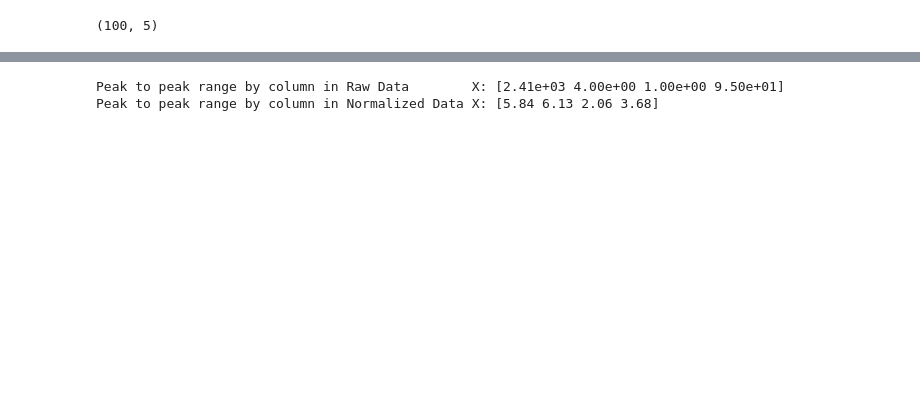
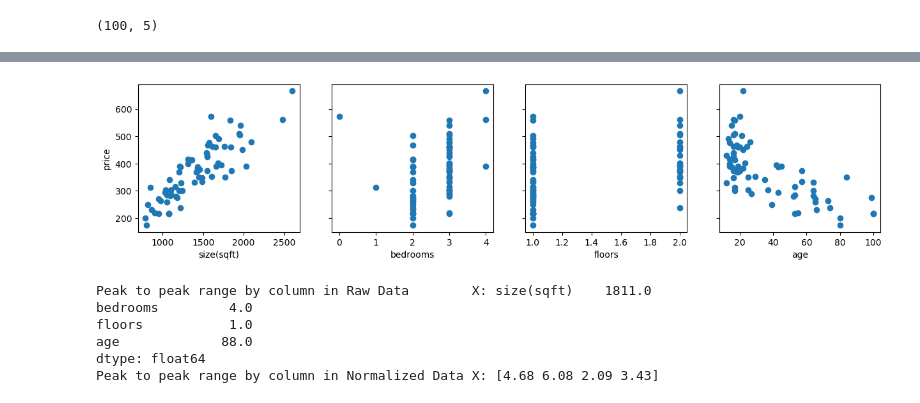
Before and after one commit to jaimanm/linear-regressor, a Jupyter notebook: sklearn-regression.ipynb, the cells around one changed output, grey strips where cells are left out. Drawn from its saved outputs; the diff is of its cells as text; code cells hidden in the pictures; blank space fills up the shorter version.

```diff
--- a/sklearn-regression.ipynb
+++ b/sklearn-regression.ipynb
@@ -31,12 +33,34 @@ print(y_train.shape)
+# %%
+# plot the data
+X_train = pd.DataFrame(X_train, columns=predictors.columns)
+fig, ax = plt.subplots(1, X_train.shape[1], figsize=(15, 3), sharey=True)
+
+if (X_train.shape[1] == 1):
+  ax = [ax]
+
+for i in range(X_train.shape[1]):
+  ax[i].scatter(X_train.iloc[:,i], y_train)
+  ax[i].set_xlabel(X_train.columns[i])
+
+ax[0].set_ylabel(to_predict)
+
+plt.show()
+# %% [output]
+[figure, added]
 # %%
 # scale/normalize data
 scaler = StandardScaler()
 X_norm = scaler.fit_transform(X_train)
+X_test_norm = scaler.transform(X_test)
 print(f'Peak to peak range by column in Raw Data        X: {np.ptp(X_train, axis=0)}')
 print(f'Peak to peak range by column in Normalized Data X: {np.ptp(X_norm, axis=0)}')
 # %% [output]
-Peak to peak range by column in Raw Data        X: [2.41e+03 4.00e+00 1.00e+00 9.50e+01]
-Peak to peak range by column in Normalized Data X: [5.84 6.13 2.06 3.68]
+Peak to peak range by column in Raw Data        X: size(sqft)    1811.0
+bedrooms         4.0
+floors           1.0
+age             88.0
+dtype: float64
+Peak to peak range by column in Normalized Data X: [4.68 6.08 2.09 3.43]
 # %%
 # create and fit the regression model
 model = SGDRegressor(max_iter=1000)
```
Also changed, not shown: parts of 7 cells of this notebook, 1 other file.
